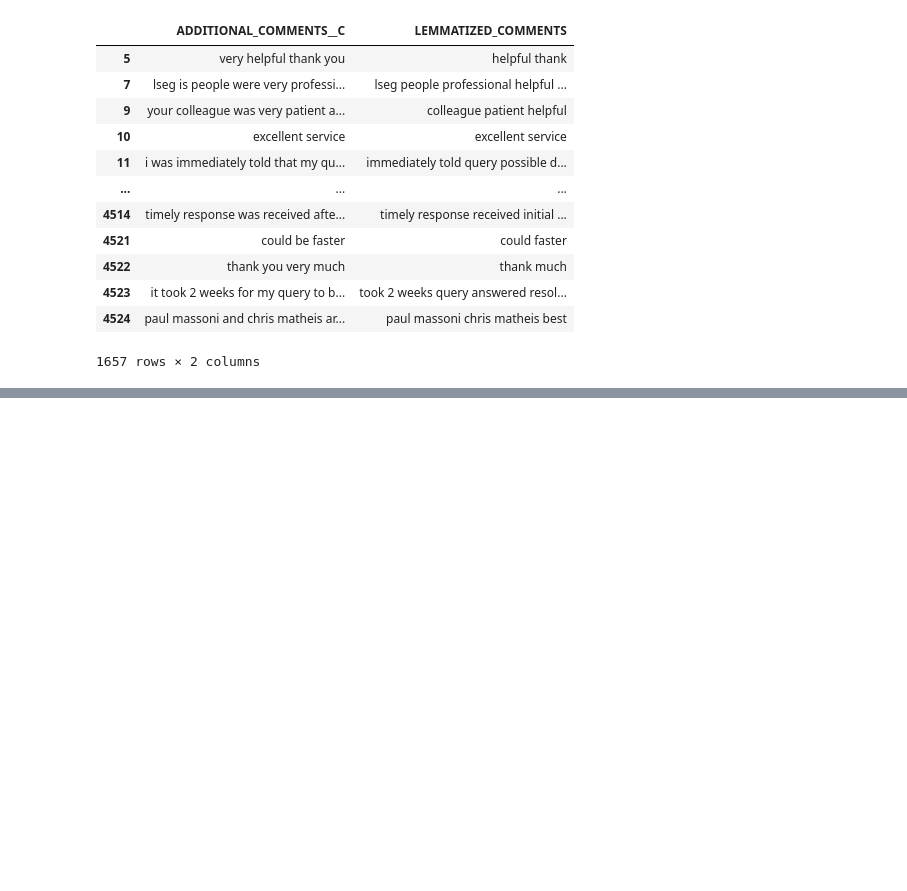
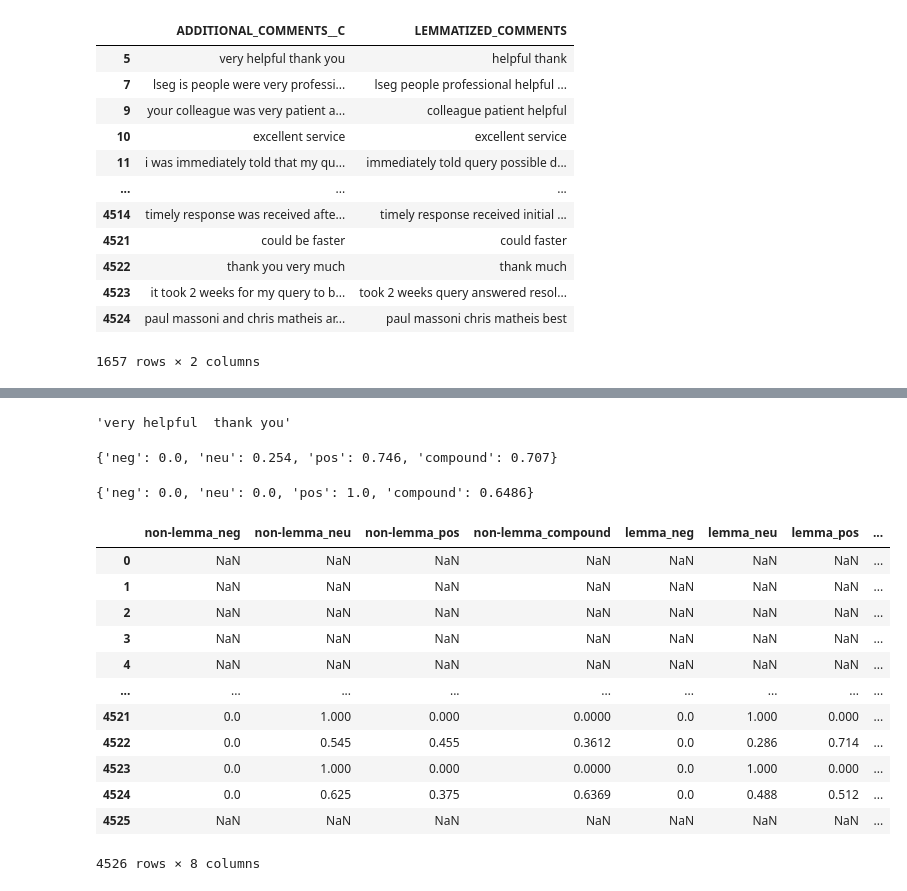
Before and after one commit to ruineux/Capstones-and-Projects, a Jupyter notebook: Insights and Analytics/CRM/Notebook/Sentiment Analysis.ipynb, the cells around one changed output, grey strips where cells are left out. Drawn from its saved outputs; the diff is of its cells as text; code cells hidden in the pictures; blank space fills up the shorter version.

Commit message:
Sentiment Analysis - Added Vader Scoring

```diff
--- a/Insights and Analytics/CRM/Notebook/Sentiment Analysis.ipynb
+++ b/Insights and Analytics/CRM/Notebook/Sentiment Analysis.ipynb
@@ -314,0 +316,12 @@ df[["ADDITIONAL_COMMENTS__C", "LEMMATIZED_COMMENTS"]].dropna()
+# %%
+df["ADDITIONAL_COMMENTS__C"][5]
+# %% [output]
+'very helpful  thank you'
+# %%
+sentiment_scorer.polarity_scores(df["ADDITIONAL_COMMENTS__C"][5])
+# %% [output]
+{'neg': 0.0, 'neu': 0.254, 'pos': 0.746, 'compound': 0.707}
+# %%
+sentiment_scorer.polarity_scores(df["LEMMATIZED_COMMENTS"][5])
+# %% [output]
+{'neg': 0.0, 'neu': 0.0, 'pos': 1.0, 'compound': 0.6486}
@@ -314,0 +372,23 @@ df[["ADDITIONAL_COMMENTS__C", "LEMMATIZED_COMMENTS"]].dropna()
+# %%
+df_vader = \
+pd.concat([vader_scorer(df["ADDITIONAL_COMMENTS__C"],prefix='non-lemma_'),
+           vader_scorer(df["LEMMATIZED_COMMENTS"],prefix='lemma_')
+          ]
+          ,axis=1
+         )
+# %%
+df_vader
+# %% [output]
+|  | non-lemma_neg | non-lemma_neu | non-lemma_pos | non-lemma_compound | lemma_neg | lemma_neu | lemma_pos | ... |
+| 0 | NaN | NaN | NaN | NaN | NaN | NaN | NaN | ... |
+| 1 | NaN | NaN | NaN | NaN | NaN | NaN | NaN | ... |
+| 2 | NaN | NaN | NaN | NaN | NaN | NaN | NaN | ... |
+| 3 | NaN | NaN | NaN | NaN | NaN | NaN | NaN | ... |
+| 4 | NaN | NaN | NaN | NaN | NaN | NaN | NaN | ... |
+| ... | ... | ... | ... | ... | ... | ... | ... | ... |
+| 4521 | 0.0 | 1.000 | 0.000 | 0.0000 | 0.0 | 1.000 | 0.000 | ... |
+| 4522 | 0.0 | 0.545 | 0.455 | 0.3612 | 0.0 | 0.286 | 0.714 | ... |
+| 4523 | 0.0 | 1.000 | 0.000 | 0.0000 | 0.0 | 1.000 | 0.000 | ... |
+| 4524 | 0.0 | 0.625 | 0.375 | 0.6369 | 0.0 | 0.488 | 0.512 | ... |
+| 4525 | NaN | NaN | NaN | NaN | NaN | NaN | NaN | ... |
+4526 rows × 8 columns
```
Also changed, not shown: parts of 12 cells of this notebook.
